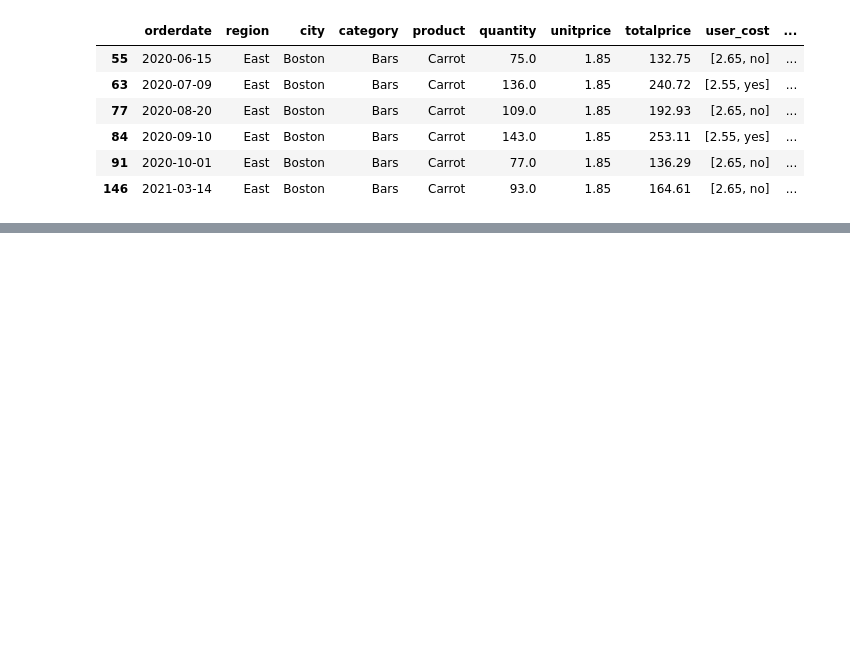
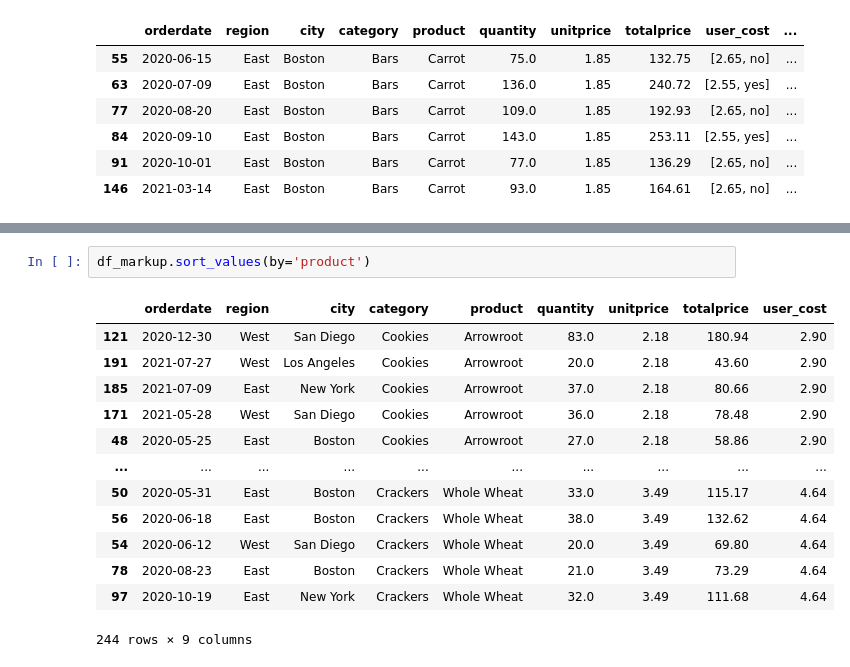
Before and after one commit to sledhead/python_core_test, a Jupyter notebook: pandas_test.ipynb, the cells around one changed output, grey strips where cells are left out. Drawn from its saved outputs; the diff is of its cells as text; blank space fills up the shorter version.

```diff
--- a/pandas_test.ipynb
+++ b/pandas_test.ipynb
@@ -569,0 +586,16 @@ df_markup.loc[sp3_test]
+# %%
+df_markup.sort_values(by='product')
+# %% [output]
+|  | orderdate | region | city | category | product | quantity | unitprice | totalprice | user_cost |
+| 121 | 2020-12-30 | West | San Diego | Cookies | Arrowroot | 83.0 | 2.18 | 180.94 | 2.90 |
+| 191 | 2021-07-27 | West | Los Angeles | Cookies | Arrowroot | 20.0 | 2.18 | 43.60 | 2.90 |
+| 185 | 2021-07-09 | East | New York | Cookies | Arrowroot | 37.0 | 2.18 | 80.66 | 2.90 |
+| 171 | 2021-05-28 | West | San Diego | Cookies | Arrowroot | 36.0 | 2.18 | 78.48 | 2.90 |
+| 48 | 2020-05-25 | East | Boston | Cookies | Arrowroot | 27.0 | 2.18 | 58.86 | 2.90 |
+| ... | ... | ... | ... | ... | ... | ... | ... | ... | ... |
+| 50 | 2020-05-31 | East | Boston | Crackers | Whole Wheat | 33.0 | 3.49 | 115.17 | 4.64 |
+| 56 | 2020-06-18 | East | Boston | Crackers | Whole Wheat | 38.0 | 3.49 | 132.62 | 4.64 |
+| 54 | 2020-06-12 | West | San Diego | Crackers | Whole Wheat | 20.0 | 3.49 | 69.80 | 4.64 |
+| 78 | 2020-08-23 | East | Boston | Crackers | Whole Wheat | 21.0 | 3.49 | 73.29 | 4.64 |
+| 97 | 2020-10-19 | East | New York | Crackers | Whole Wheat | 32.0 | 3.49 | 111.68 | 4.64 |
+244 rows × 9 columns
```
Also changed, not shown: parts of 7 cells of this notebook.
